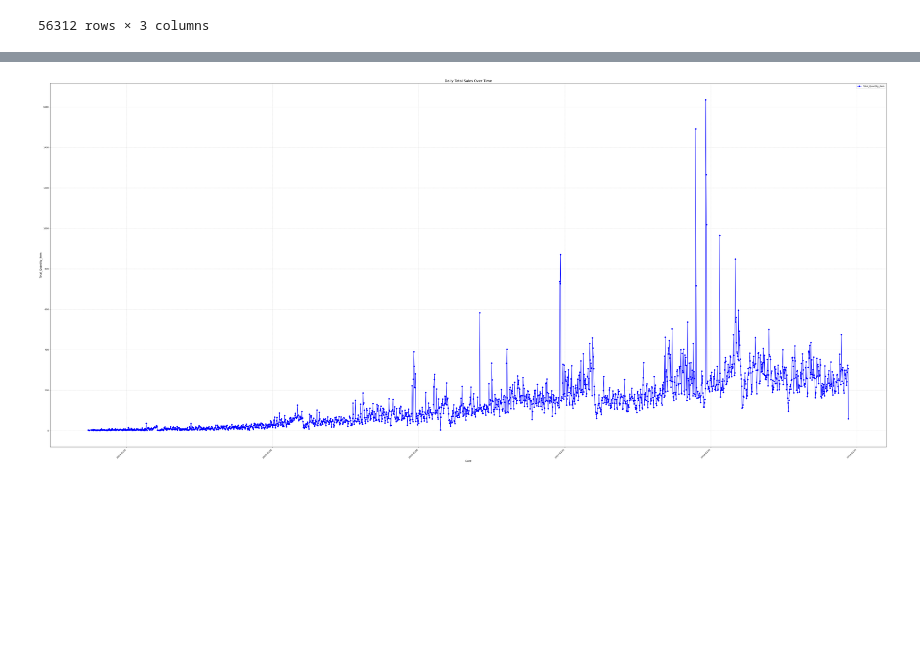
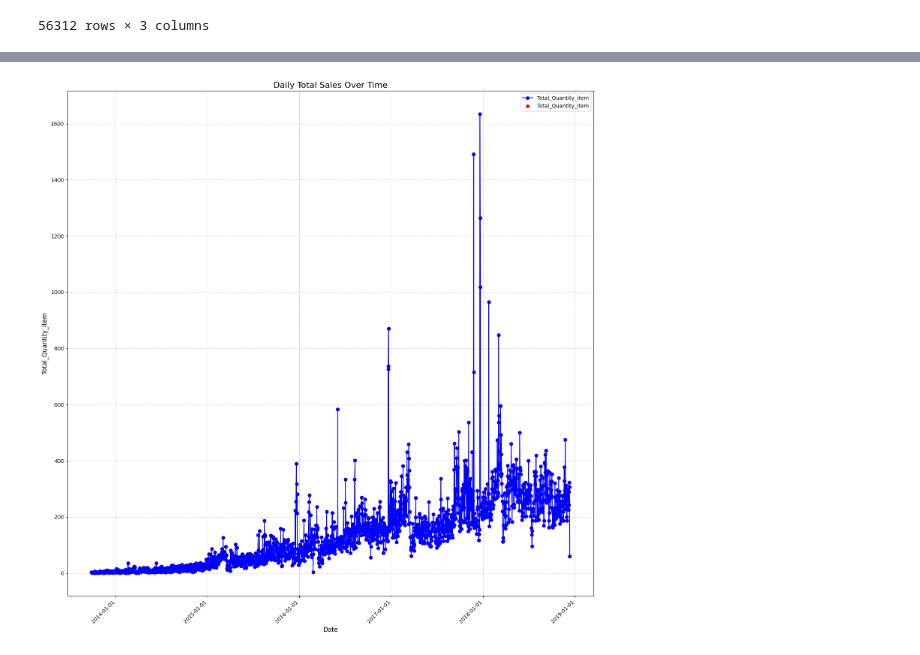
Before and after one commit to kasratookallo-svg/Digi_Kala_Data_Analysis, a Jupyter notebook: plot_for_orders.ipynb, the cells around one changed output, grey strips where cells are left out. Cells and saved outputs as stored; diff of their text form; code cells hidden in the pictures; blank space fills up the shorter version.

Commit message:
Plot for orders has been drawn and Outliers detected.

```diff
--- a/plot_for_orders.ipynb
+++ b/plot_for_orders.ipynb
@@ -69,21 +87,22 @@ sales_by_city_date
 # %%
-plt.figure(figsize=(55, 25))
+plt.figure(figsize=(15, 15))
 
 plt.plot(daily_sales['DateTime'], daily_sales['Total_Quantity_item'], label='Total_Quantity_item', color='blue', marker='o', linestyle='-')
+plt.scatter(daily_sales['DateTime'], daily_sales['Total_Quantity_item'], label='Total_Quantity_item', color='red', marker='o',)
 
 plt.title('Daily Total Sales Over Time', fontsize=16)
 plt.xlabel('Date', fontsize=12)
 plt.ylabel('Total_Quantity_item', fontsize=12)
 
 ax = plt.gca()
 ax.xaxis.set_major_formatter(mdates.DateFormatter('%Y-%m-%d')) # فرمت تاریخ: سال-ماه-روز
 ax.xaxis.set_major_locator(mdates.AutoDateLocator()) # تنظیم خودکار محل قرارگیری تاریخ‌ها
 plt.xticks(rotation=45, ha='right') # چرخش برچسب‌ها برای جلوگیری از همپوشانی
 
 plt.legend()
 plt.grid(True, linestyle='--', alpha=0.6)
 plt.tight_layout()
 
 plt.show()
 # %% [output]
-[figure, old version]
+[figure, new version]
```
Also changed, not shown: parts of 38 cells of this notebook.
